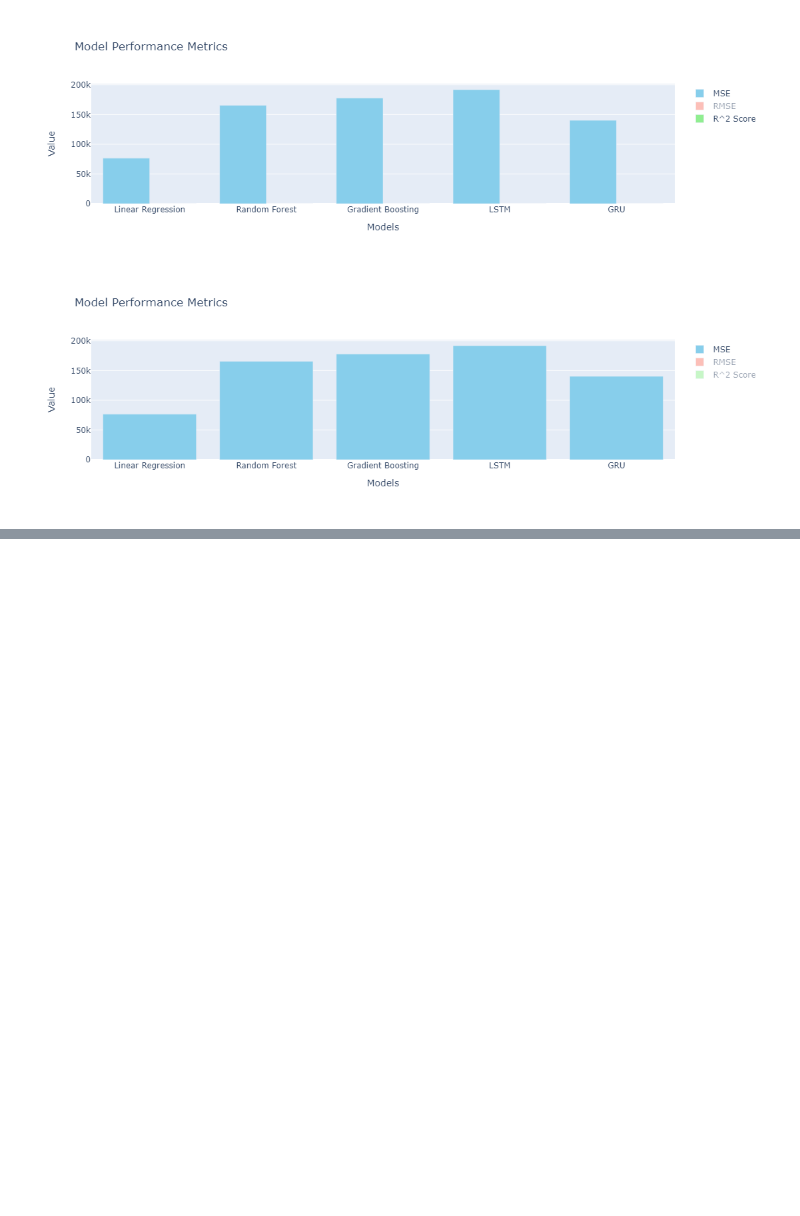
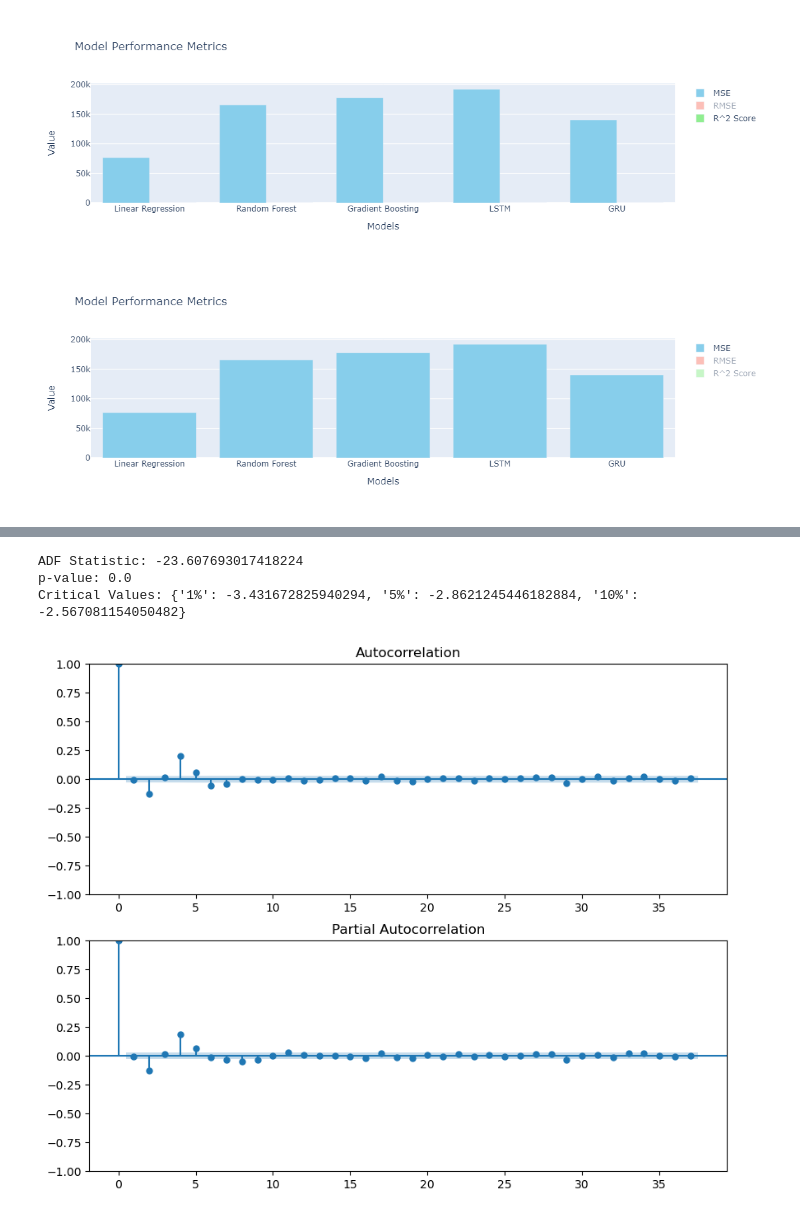
Before and after one commit to SuhasPalani/ML_Bitcoin_Prediction, a Jupyter notebook: notebooks/final_bitcoin_prediction-Copy1.ipynb, the cells around one changed output, grey strips where cells are left out. Drawn from its saved outputs; the diff is of its cells as text; code cells hidden in the pictures; blank space fills up the shorter version.

```diff
--- a/notebooks/final_bitcoin_prediction-Copy1.ipynb
+++ b/notebooks/final_bitcoin_prediction-Copy1.ipynb
@@ -1903,0 +1899,38 @@ plt.show()
+# %%
+import pandas as pd
+import matplotlib.pyplot as plt
+import statsmodels.api as sm
+from statsmodels.tsa.stattools import adfuller
+from statsmodels.graphics.tsaplots import plot_acf, plot_pacf
+
+# Read the dataset
+df = pd.read_csv('../DATASET/Bitcoin History.csv')
+
+# Convert 'Date' column to datetime format
+df['Date'] = pd.to_datetime(df['Date'])
+
+# Sort the DataFrame by date
+df = df.sort_values(by='Date')
+
+# Remove percentage symbols from 'Change %' column and convert to numeric
+df['Change %'] = df['Change %'].str.rstrip('%').astype(float)
+
+# Perform the Augmented Dickey-Fuller test
+adf_result = adfuller(df['Change %'].dropna(), autolag='AIC')
+
+# Print the ADF test results
+print('ADF Statistic:', adf_result[0])
+print('p-value:', adf_result[1])
+print('Critical Values:', adf_result[4])
+
+# Plot ACF and PACF
+fig, axes = plt.subplots(2, 1, figsize=(10, 8))
+plot_acf(df['Change %'].dropna(), ax=axes[0])
+plot_pacf(df['Change %'].dropna(), ax=axes[1])
+
+plt.show()
+# %% [output]
+ADF Statistic: -23.607693017418224
+p-value: 0.0
+Critical Values: {'1%': -3.431672825940294, '5%': -2.8621245446182884, '10%': -2.567081154050482}
+[figure, added]
```
Also changed, not shown: parts of 13 cells of this notebook.
